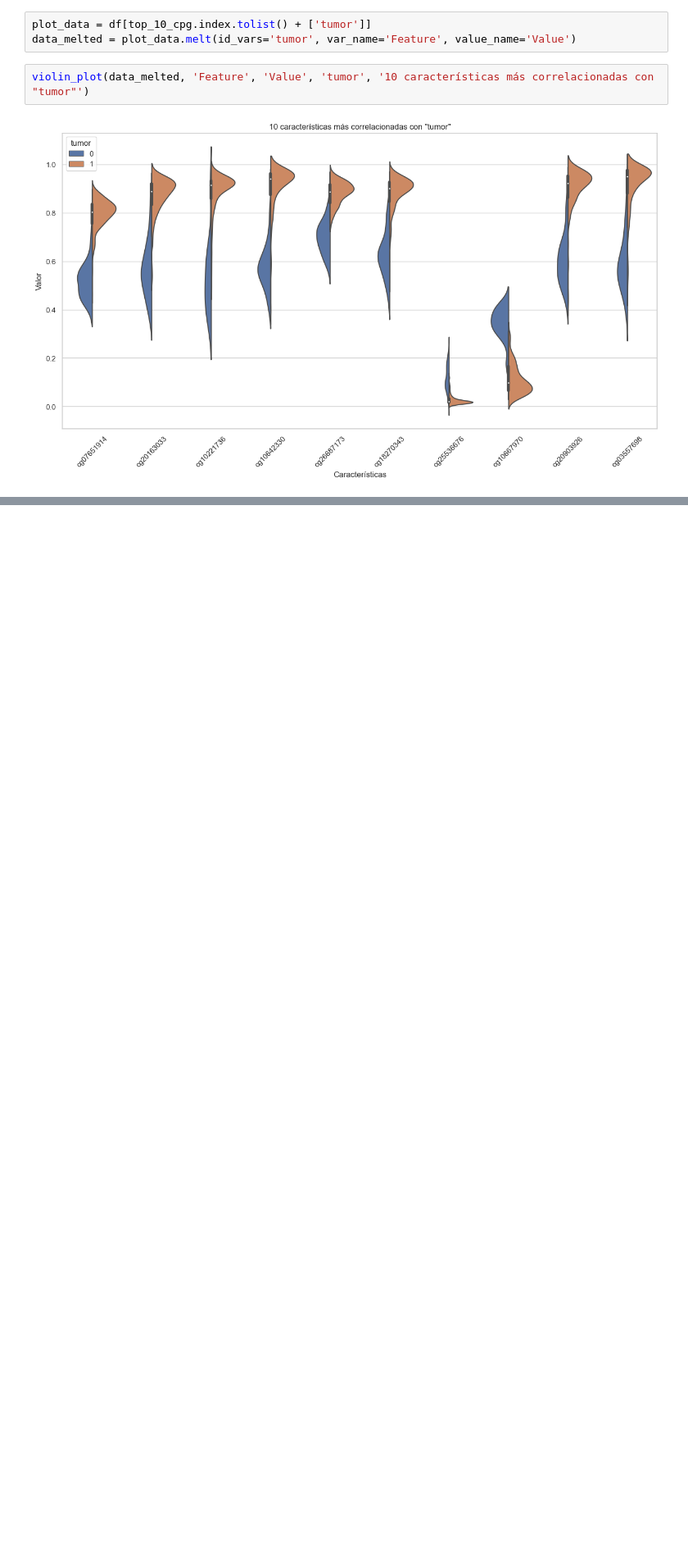
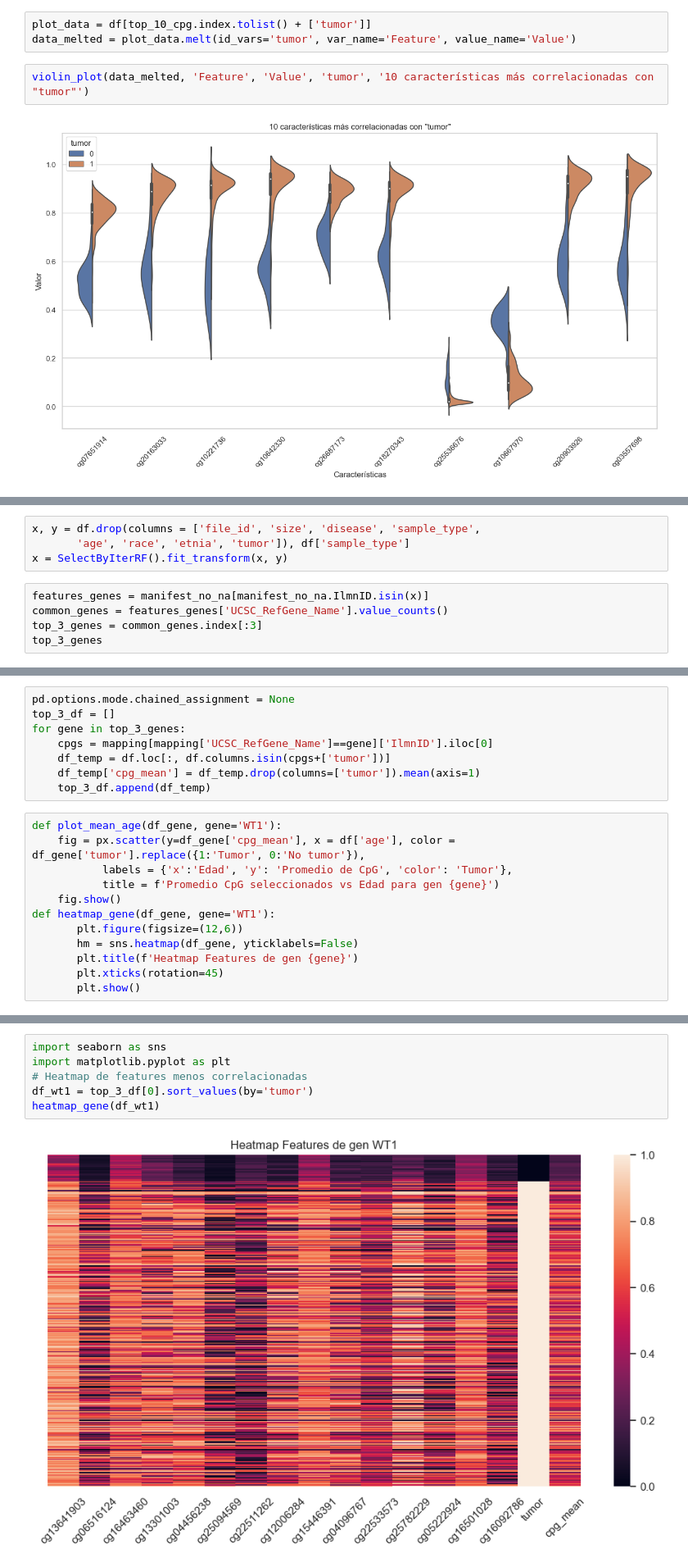
Before and after one commit to G-Urrea/Proyecto_Metilacion_ADN, a Jupyter notebook: notebooks/02-exploration_cpg.ipynb, the cells around one changed output, grey strips where cells are left out. Shown at 82% size. Saved outputs shown, nothing was run; the diff lists cells and outputs as text; blank space fills up the shorter version.

Commit message:
EDA CpG vs Genes

```diff
--- a/notebooks/02-exploration_cpg.ipynb
+++ b/notebooks/02-exploration_cpg.ipynb
@@ -141,0 +168,9 @@ violin_plot(data_melted, 'Feature', 'Value', 'tumor', '10 características más
+# %%
+x, y = df.drop(columns = ['file_id', 'size', 'disease', 'sample_type',
+       'age', 'race', 'etnia', 'tumor']), df['sample_type']
+x = SelectByIterRF().fit_transform(x, y)
+# %%
+features_genes = manifest_no_na[manifest_no_na.IlmnID.isin(x)]
+common_genes = features_genes['UCSC_RefGene_Name'].value_counts()
+top_3_genes = common_genes.index[:3]
+top_3_genes
@@ -141,0 +179,20 @@ violin_plot(data_melted, 'Feature', 'Value', 'tumor', '10 características más
+# %%
+pd.options.mode.chained_assignment = None
+top_3_df = []
+for gene in top_3_genes:
+    cpgs = mapping[mapping['UCSC_RefGene_Name']==gene]['IlmnID'].iloc[0]
+    df_temp = df.loc[:, df.columns.isin(cpgs+['tumor'])]
+    df_temp['cpg_mean'] = df_temp.drop(columns=['tumor']).mean(axis=1)
+    top_3_df.append(df_temp)
+# %%
+def plot_mean_age(df_gene, gene='WT1'):
+    fig = px.scatter(y=df_gene['cpg_mean'], x = df['age'], color = df_gene['tumor'].replace({1:'Tumor', 0:'No tumor'}),
+           labels = {'x':'Edad', 'y': 'Promedio de CpG', 'color': 'Tumor'},
+           title = f'Promedio CpG seleccionados vs Edad para gen {gene}')
+    fig.show()
+def heatmap_gene(df_gene, gene='WT1'):
+       plt.figure(figsize=(12,6))
+       hm = sns.heatmap(df_gene, yticklabels=False)
+       plt.title(f'Heatmap Features de gen {gene}')
+       plt.xticks(rotation=45)
+       plt.show()
@@ -141,0 +201,8 @@ violin_plot(data_melted, 'Feature', 'Value', 'tumor', '10 características más
+# %%
+import seaborn as sns
+import matplotlib.pyplot as plt
+# Heatmap de features menos correlacionadas
+df_wt1 = top_3_df[0].sort_values(by='tumor')
+heatmap_gene(df_wt1)
+# %% [output]
+[figure, added]
```
Also changed, not shown: parts of 22 cells of this notebook.
